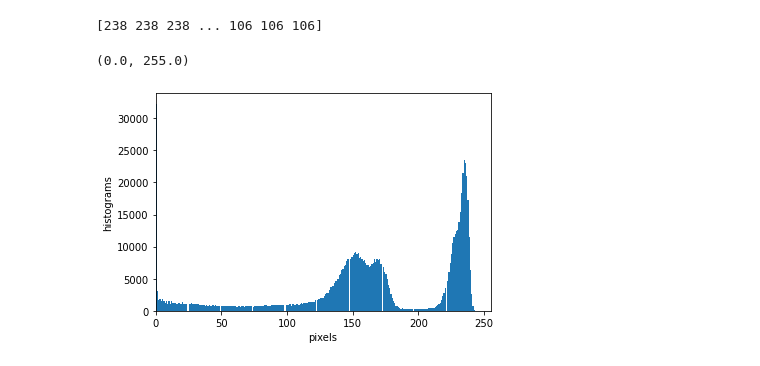
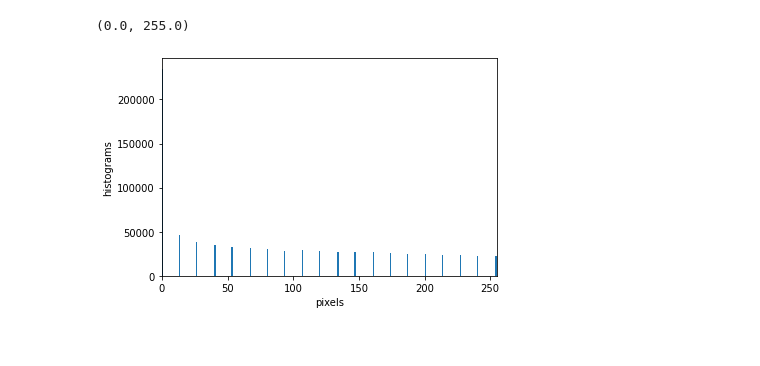
Before and after one commit to kumokumo1653/imageProcessing, a Jupyter notebook: histogram.ipynb, the cells around one changed output. Drawn from its saved outputs; the diff is of its cells as text; code cells hidden in the pictures.

```diff
--- a/histogram.ipynb
+++ b/histogram.ipynb
@@ -4,16 +4,14 @@ import matplotlib.pyplot as plt
 import pandas as pd
 import cv2
 # %%
-img = cv2.imread("./building.bmp")
+img = cv2.imread("./after-ham512.bmp")
 hist = img.flatten()
-print(hist)
+#print(hist)
-# %% [output]
-[238 238 238 ... 106 106 106]
 # %%
-plt.figure()
+plt.hist(hist, bins=256)
 plt.xlabel("pixels")
 plt.ylabel("histograms")
 plt.xlim(0,255)
 # %% [output]
 (0.0, 255.0)
-[figure, old version]
+[figure, new version]
```
Also changed, not shown: parts of 2 cells of this notebook, 40 other files.
